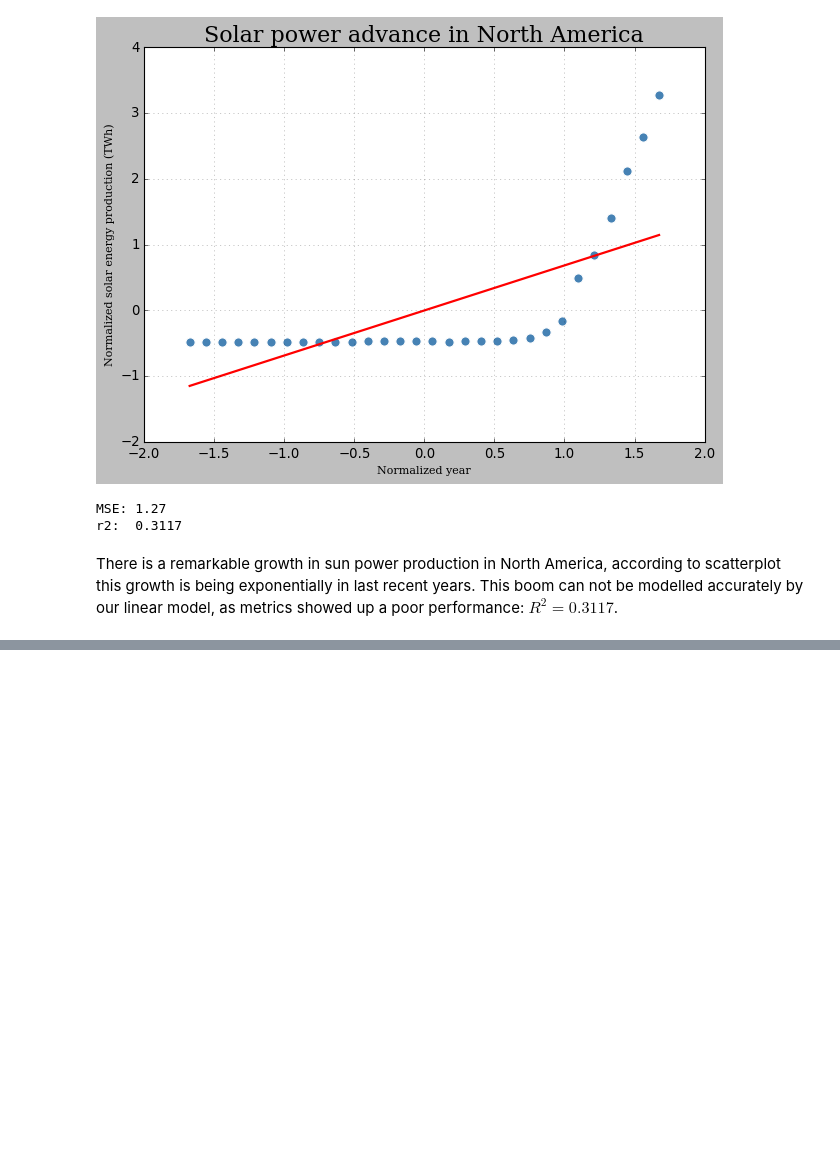
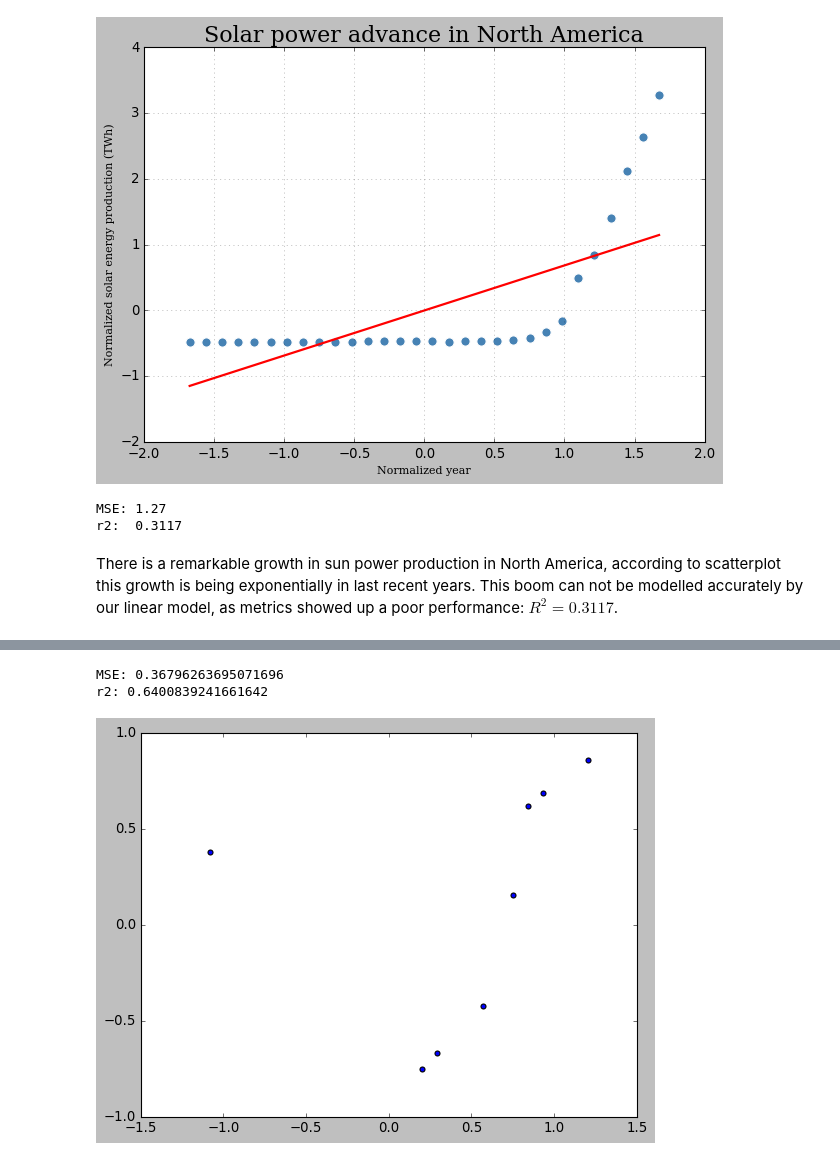
Before and after one commit to fenilenvinileno97/linear_regression, a Jupyter notebook: 4-final-project.ipynb, the cells around one changed output, grey strips where cells are left out. Cells and saved outputs as stored; diff of their text form; code cells hidden in the pictures; blank space fills up the shorter version.

```diff
--- a/4-final-project.ipynb
+++ b/4-final-project.ipynb
@@ -373,0 +384,11 @@ r2:  0.7882
+# %%
+log_predict_northam = (
+    predict_northam
+    .assign(
+        log_wind = np.log10(predict_northam.wind),
+        log_solar = np.log10(predict_northam.solar),
+        log_year = np.log10(predict_northam.year)
+    )
+)
+
+log_predict_northam.head()
@@ -373,0 +402,16 @@ r2:  0.7882
+# %%
+_, ytest, ypred = log_predict_northam.lmodels.single_linear("log_year", "log_solar")
+# %%
+mse_log = mean_squared_error(ytest, ypred)
+r2_log = r2_score(ytest, ypred)
+print(f"MSE: {mse_log}")
+print(f"r2: {r2_log}")
+# %% [output]
+MSE: 0.36796263695071696
+r2: 0.6400839241661642
+# %%
+residuals_log = np.subtract(ytest, ypred)
+plt.scatter(ypred, residuals_log)
+plt.show()
+# %% [output]
+[figure, added]
```
Also changed, not shown: parts of 20 cells of this notebook, 1 other file.
